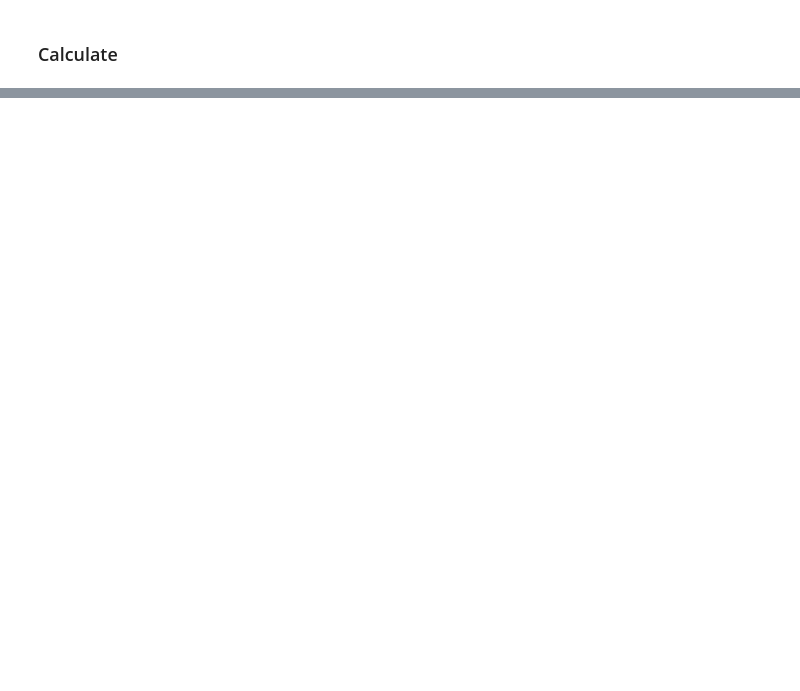
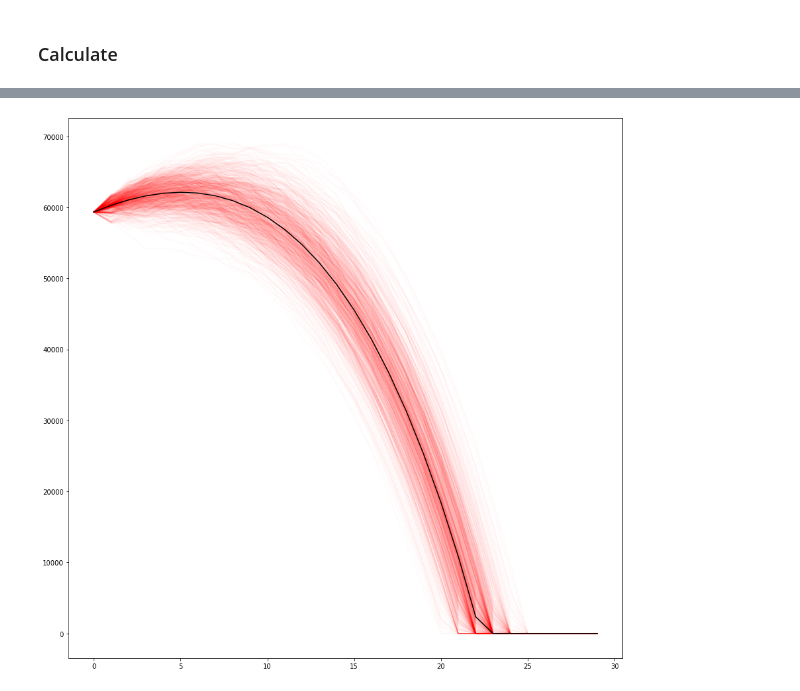
Before and after one commit to namanwahi/notebooks, a Jupyter notebook: Loan Repayment Calculator.ipynb, the cells around one changed output, grey strips where cells are left out. Saved outputs shown, nothing was run; the diff lists cells and outputs as text; code cells hidden in the pictures; blank space fills up the shorter version.

```diff
--- a/Loan Repayment Calculator.ipynb
+++ b/Loan Repayment Calculator.ipynb
@@ -61,0 +76,4 @@ plt.show()
+# %%
+df = pd.read_csv("cpi.csv", infer_datetime_format=True)
+print(df)
+print(df.dtypes)
@@ -61,0 +100,12 @@ plt.show()
+# %%
+def datetime_parse(date_str: str) -> date:
+    """ Parse datetime """
+    year, month = date_str.split()
+    year = int(year)
+    month = ['JAN', 'FEB', 'MAR', 'APR', 'MAY', 'JUN', 'JUL', 'AUG', 'SEP', 'OCT', 'NOV', 'DEC'].index(month) + 1
+    return date(year, month, 1)
+
+df['Date'] = pd.to_datetime(df['Date'])
+df.set_index('Date', inplace=True)
+print(df)
+print(df.index)
@@ -61,0 +151,3 @@ plt.show()
+# %%
+interests = (df['RPI'] / 100 + 1.03).clip(lower=1).to_numpy()
+print(interests)
@@ -61,0 +172,11 @@ plt.show()
+# %%
+for _ in range(1000):
+    debt_over_time, total_paid = calculate_debt(list(map(lambda x: x * 2, MINIMUM_PAYMENTS)), interests=interests)
+    plt.plot(debt_over_time, alpha=0.02, c='red')
+
+debt_over_time, total_paid = calculate_debt(list(map(lambda x: x * 2, MINIMUM_PAYMENTS)), interests=[interests.mean()])
+plt.plot(debt_over_time, c='black')
+
+plt.show()
+# %% [output]
+[figure, added]
```
Also changed, not shown: parts of 14 cells of this notebook, 1 other file.
